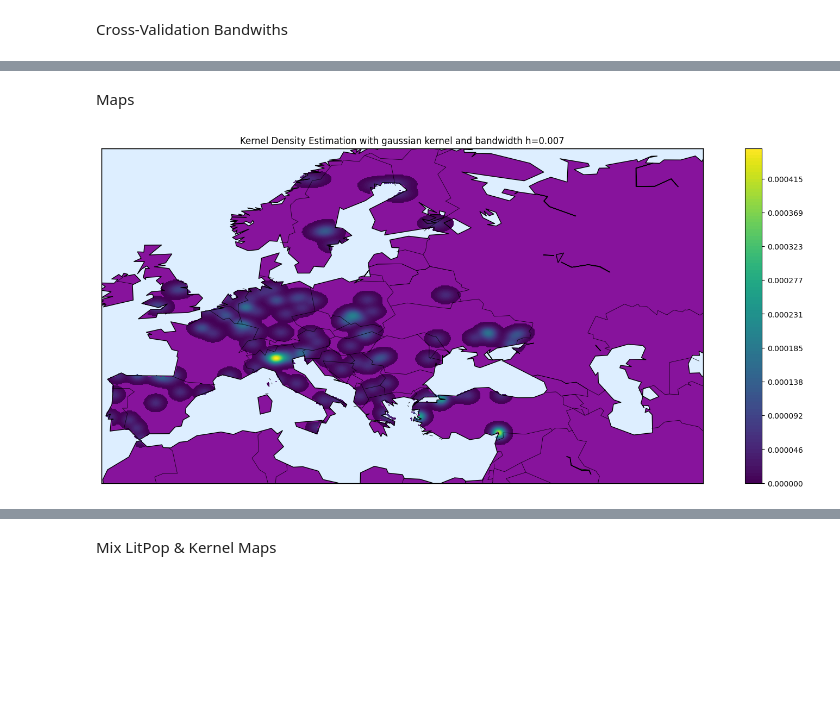
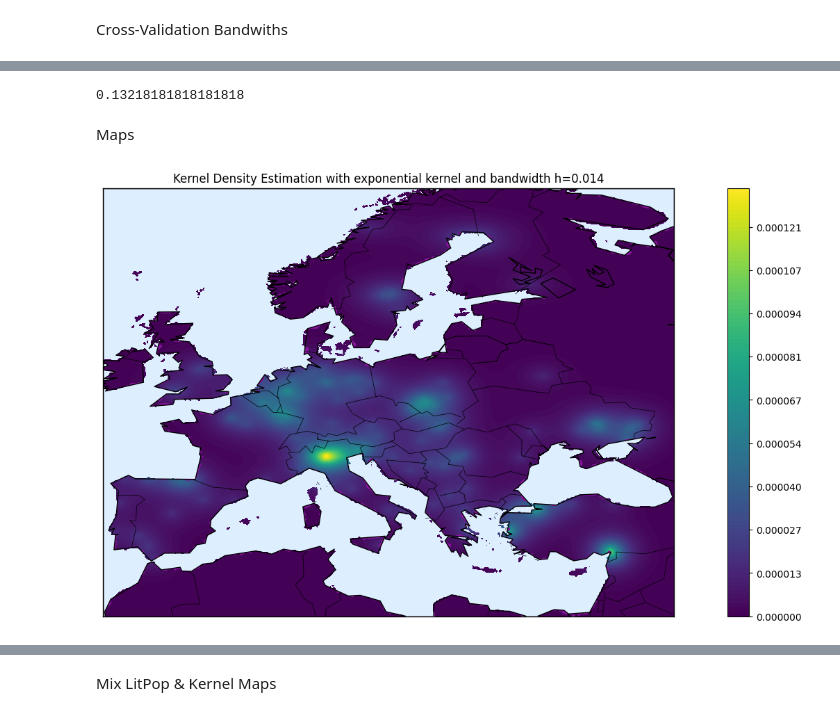
Before and after one commit to denisadraghia/ACIER, a Jupyter notebook: kernel_density_continent_plot.ipynb, the cells around one changed output, grey strips where cells are left out. Saved outputs shown, nothing was run; the diff lists cells and outputs as text; code cells hidden in the pictures; blank space fills up the shorter version.

```diff
--- a/kernel_density_continent_plot.ipynb
+++ b/kernel_density_continent_plot.ipynb
@@ -29,6 +43,10 @@ choose_bandwidth('Europe','gaussian') #0.08172727272727273
+# %%
+choose_bandwidth('world','exponential')
+# %% [output]
+0.13218181818181818
 # %% [markdown]
 Maps
 # %%
-unweighted_plot_density('Europe','gaussian',0.007)
+unweighted_plot_density('Europe','exponential',0.014)
 # %% [output]
-[figure, old version]
+[figure, new version]
```
Also changed, not shown: parts of 24 cells of this notebook, 5 other files.
